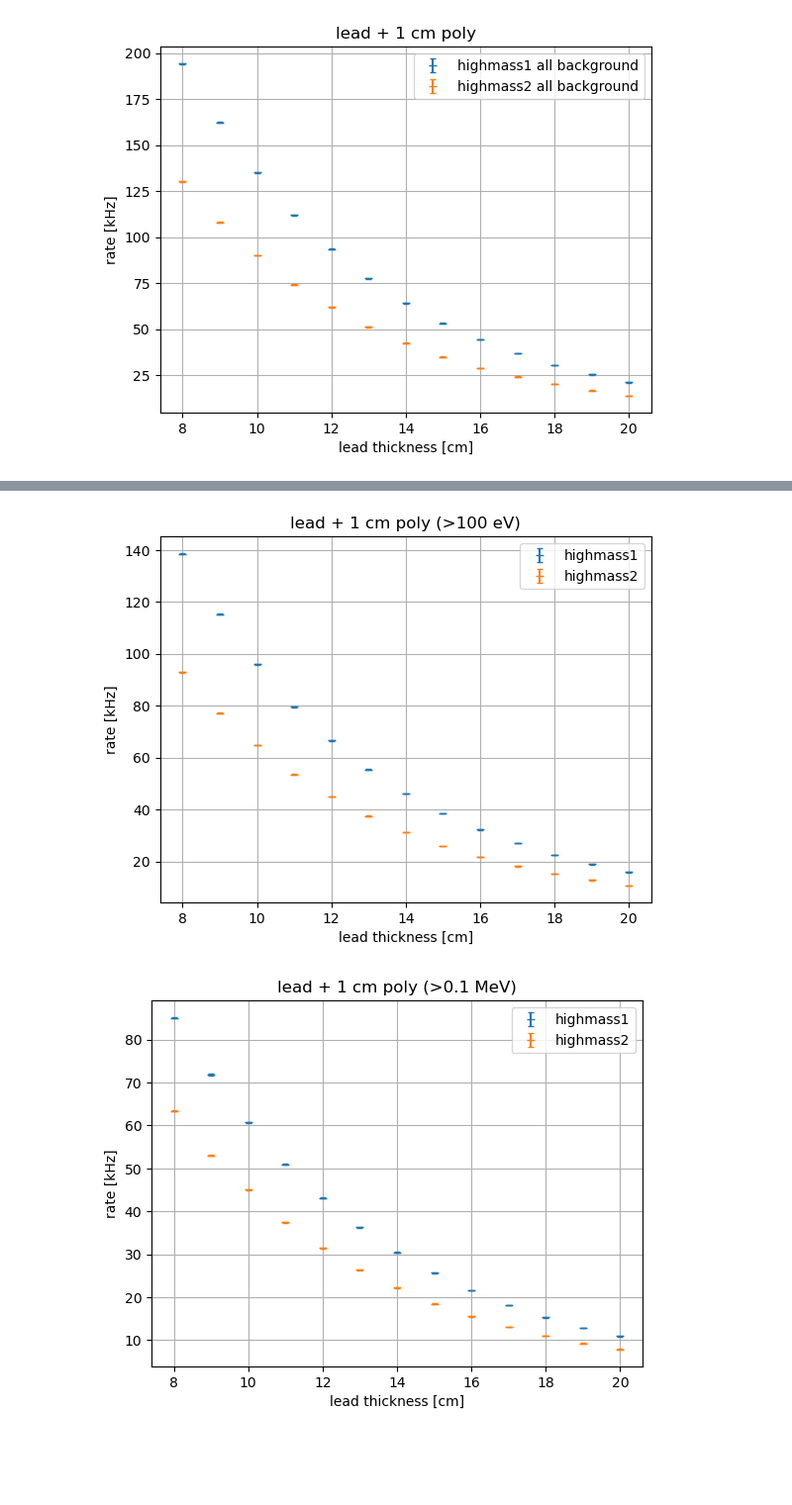
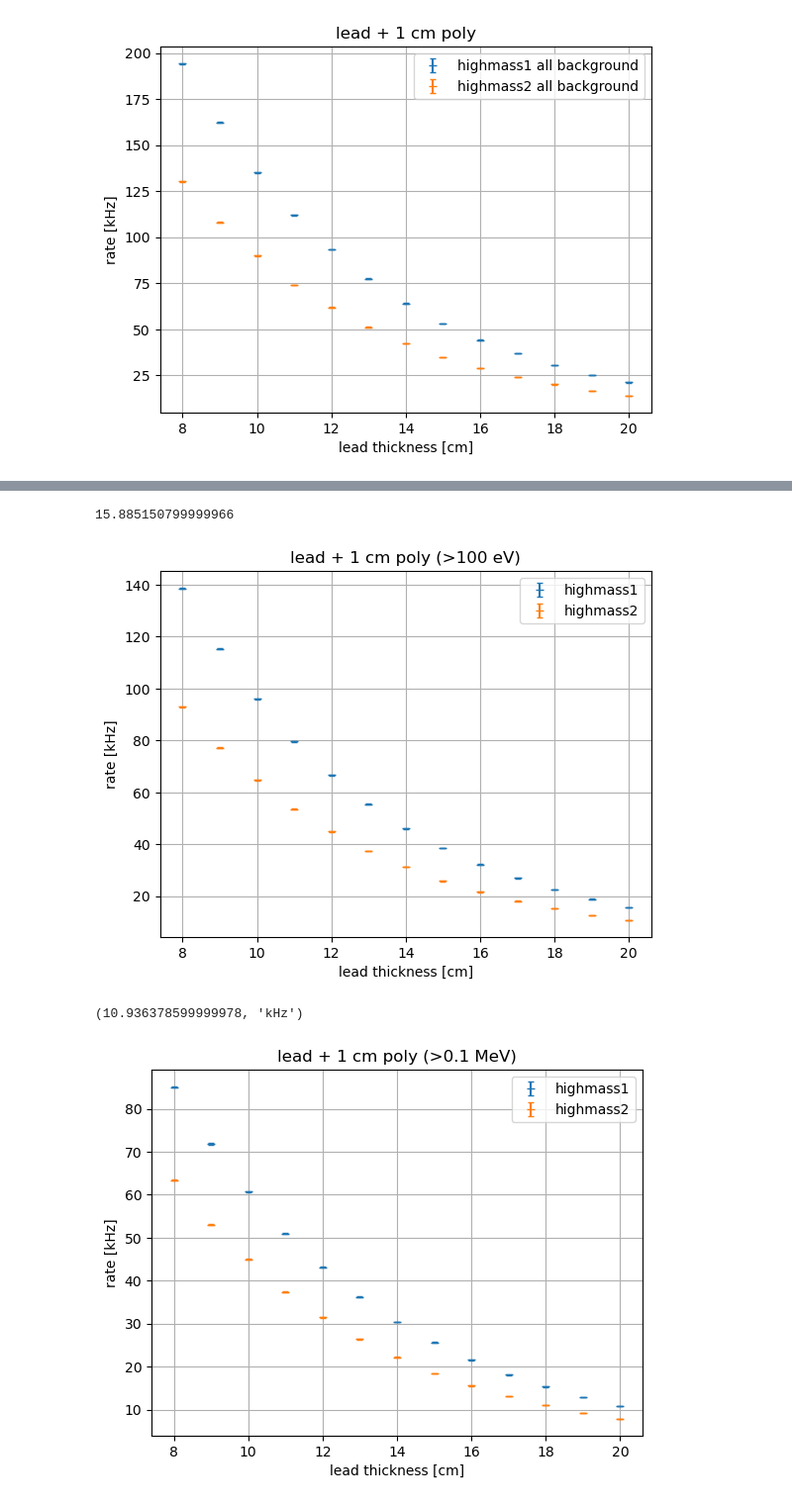
Before and after one commit to tamu-edu/doublecap, a Jupyter notebook: analysis/lead_optimization.ipynb, the cells around one changed output, grey strips where cells are left out. Shown at 99% size. Cells and saved outputs as stored; diff of their text form; code cells hidden in the pictures; blank space fills up the shorter version.

```diff
--- a/analysis/lead_optimization.ipynb
+++ b/analysis/lead_optimization.ipynb
@@ -342,5 +370,5 @@ fig.tight_layout()
 # %%
-def plot_rate_w_cutoff(Emin_approx = 0):
+def plot_rate_w_cutoff(Emin_approx = 0, void = True):
     # background rates for pileup considerations
     imin = np.where(Ebins > Emin_approx)[0][0]
     Emin = Ebins[imin]
@@ -380,10 +408,17 @@ def plot_rate_w_cutoff(Emin_approx = 0):
     plt.ylabel('rate [kHz]')
     plt.legend()
 
-plot_rate_w_cutoff()
+    if not void:
+        return rate
+
+rate = plot_rate_w_cutoff(void = False)
+min(rate)
 # %% [output]
+15.885150799999966
 [figure]
-# %%
-plot_rate_w_cutoff(0.1)
-# %% [output]
-[figure, removed]
+# %%
+rates = plot_rate_w_cutoff(0.1, void = False)
+min(rates), 'kHz'
+# %% [output]
+(10.936378599999978, 'kHz')
+[figure, added]
```
Also changed, not shown: parts of 14 cells of this notebook.
